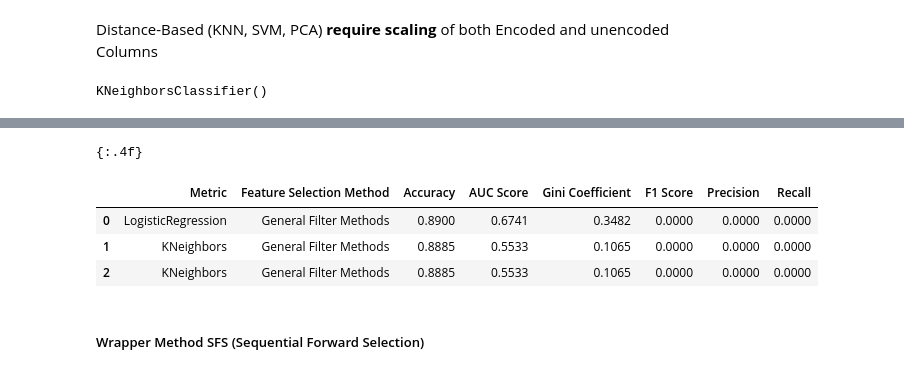
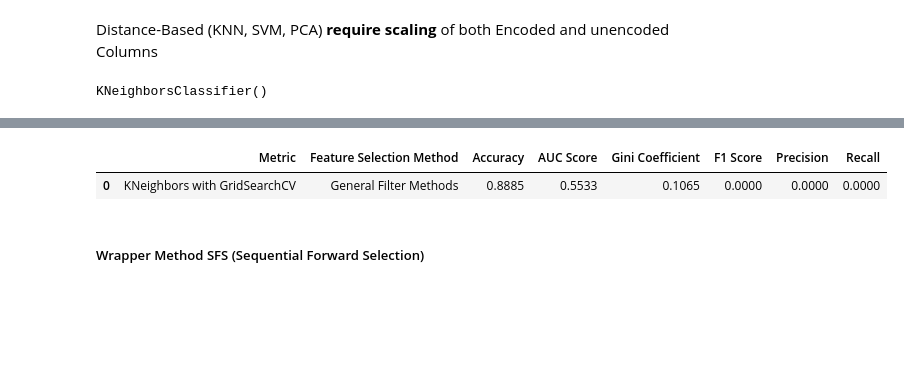
Before and after one commit to tsbawa61/Machine-Learning, a Jupyter notebook: FinalChurn.ipynb, the cells around one changed output, grey strips where cells are left out. Cells and saved outputs as stored; diff of their text form; code cells hidden in the pictures; blank space fills up the shorter version.

```diff
--- a/FinalChurn.ipynb
+++ b/FinalChurn.ipynb
@@ -3594,13 +3681,15 @@ accuracy_score_rfe = getClassificationMetrics1("LogisticRegression RFE", y_test,
 auc_score_rfe, gini_coefficient_rfe, f1_rfe, precision_rfe, recall_rfe = getClassificationMetrics2(log_model_rfe, X_test_rfe, y_test, y_pred_rfe)
 
 # Add a new row in df_metrics_performance
-df_metrics_performance.loc[len(df_metrics_performance)] = ['LogisticRegression', 'RFE Selected', accuracy_score_rfe, auc_score_rfe, gini_coefficient_rfe, f1_rfe, precision_rfe, recall_rfe]
+df_metrics_performance.loc[len(df_metrics_performance)] = ['LogisticRegression', f"RFE {top_features_cnt} Selected Features", accuracy_score_rfe, auc_score_rfe, gini_coefficient_rfe, f1_rfe, precision_rfe, recall_rfe]
 
+no_decimals=4
+no_decimals_format="{:."+str(no_decimals).strip()+"f}"
 display(df_metrics_performance.style.format({
-    'Accuracy': "{:.4f}",
-    'AUC Score': "{:.4f}",
-    'Gini Coefficient': "{:.4f}",
-    'F1 Score': "{:.4f}",
-    'Precision': "{:.4f}",
-    'Recall': "{:.4f}"
+    'Accuracy': no_decimals_format,
+    'AUC Score': no_decimals_format,
+    'Gini Coefficient': no_decimals_format,
+    'F1 Score': no_decimals_format,
+    'Precision': no_decimals_format,
+    'Recall': no_decimals_format
 }))
@@ -3709,0 +3818,2 @@ Final Test Accuracy with Tuned KNN: Accuracy: 0.8885
+# %%
+best_knn_model.fit(X_train_scaled, y_train)
@@ -3709,0 +3822,2 @@ Final Test Accuracy with Tuned KNN: Accuracy: 0.8885
+# %%
+y_pred_best_knn = best_knn_model.predict(X_test_scaled)
@@ -3710,6 +3845,7 @@ Final Test Accuracy with Tuned KNN: Accuracy: 0.8885
 # %%
 # Knn Best Model Evaluation
-accuracy_score_knn = getClassificationMetrics1("KNeighbors Best", y_test, y_pred_best_knn,2)
+print(f"Final Test Accuracy with Tuned KNN: ", end="")
+accuracy_score_knn = getClassificationMetrics1("KNeighbors Tuned", y_test, y_pred_best_knn,2)
 no_decimals=4
 print(f"Accuracy: {accuracy_score_knn:.{no_decimals}f}")
 # %% [output]
@@ -3745,24 +3878,21 @@ Precision: 0.0000
 Recall: 0.0000
 # %%
 # Add a new row in df_metrics_performance
-df_metrics_performance.loc[len(df_metrics_performance)] = ['KNeighbors', 'General Filter Methods', accuracy_score_knn, auc_score_knn, gini_coefficient_knn, f1_knn, precision_knn, recall_knn]
+df_metrics_performance.loc[len(df_metrics_performance)] = ['KNeighbors with GridSearchCV', 'General Filter Methods', accuracy_score_knn, auc_score_knn, gini_coefficient_knn, f1_knn, precision_knn, recall_knn]
 no_decimals=4
 no_decimals_format="{:."+str(no_decimals).strip()+"f}"
 # print(no_decimals_format)
 display(df_metrics_performance.style.format({
     'Accuracy': no_decimals_format,
     'AUC Score': no_decimals_format,
     'Gini Coefficient': no_decimals_format,
     'F1 Score': no_decimals_format,
     'Precision': no_decimals_format,
     'Recall': no_decimals_format
 }))
 # %% [output]
-{:.4f}
 |  | Metric | Feature Selection Method | Accuracy | AUC Score | Gini Coefficient | F1 Score | Precision | Recall |
-| 0 | LogisticRegression | General Filter Methods | 0.8900 | 0.6741 | 0.3482 | 0.0000 | 0.0000 | 0.0000 |
-| 1 | KNeighbors | General Filter Methods | 0.8885 | 0.5533 | 0.1065 | 0.0000 | 0.0000 | 0.0000 |
-| 2 | KNeighbors | General Filter Methods | 0.8885 | 0.5533 | 0.1065 | 0.0000 | 0.0000 | 0.0000 |
+| 0 | KNeighbors with GridSearchCV | General Filter Methods | 0.8885 | 0.5533 | 0.1065 | 0.0000 | 0.0000 | 0.0000 |
 # %% [markdown]
 ##### Wrapper Method SFS (Sequential Forward Selection)
 # %%
```
Also changed, not shown: parts of 157 cells of this notebook.
